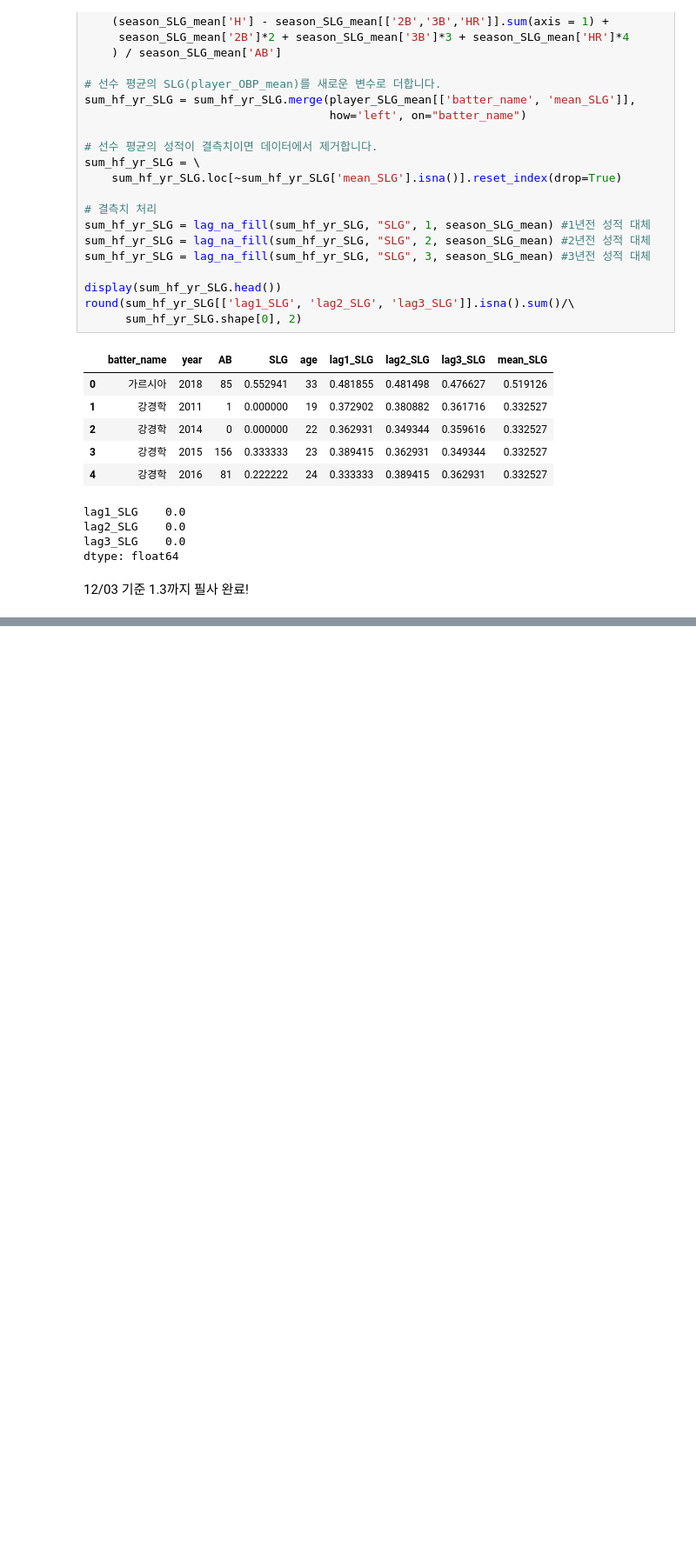
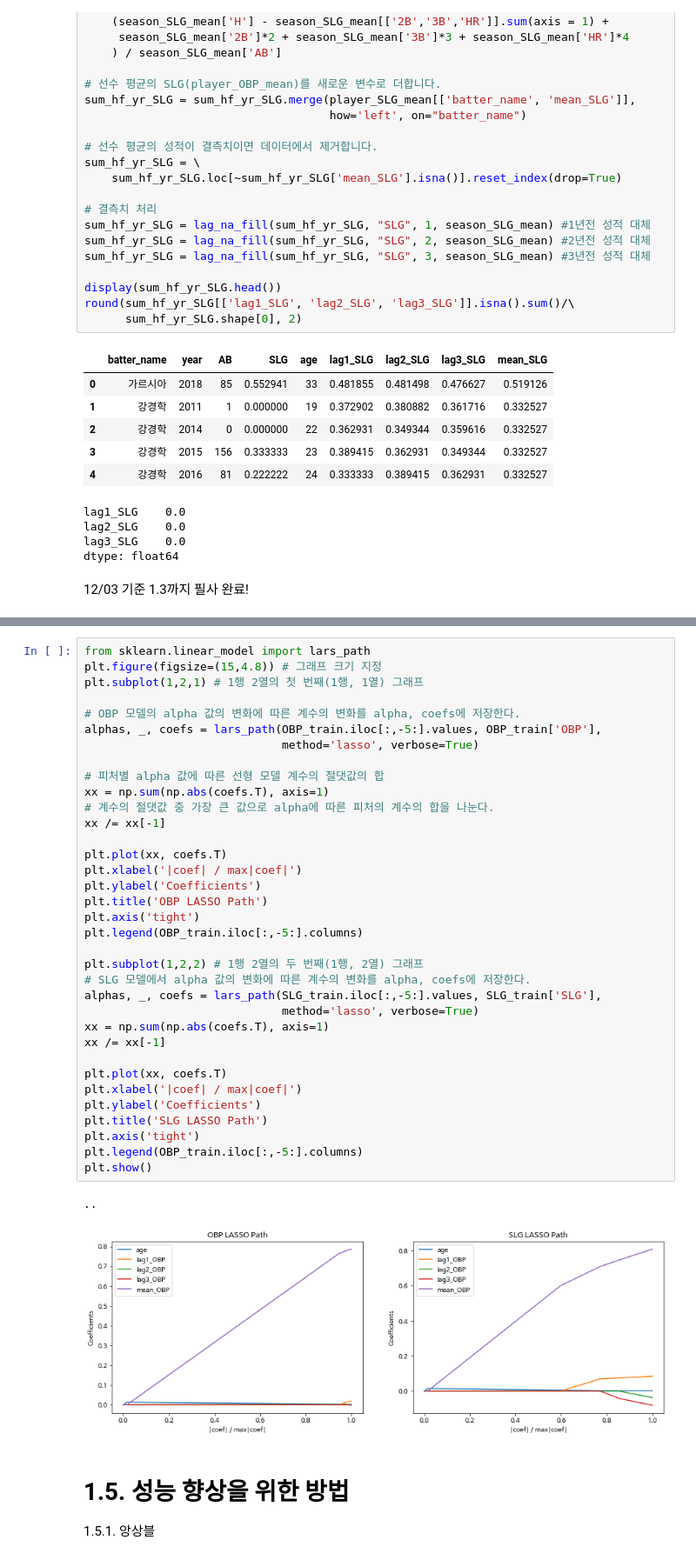
Before and after one commit to kidsage/KaggleStudy, a Jupyter notebook: batter_ops_prediction.ipynb, the cells around one changed output, grey strips where cells are left out. Shown at 87% size. Saved outputs shown, nothing was run; the diff lists cells and outputs as text; blank space fills up the shorter version.

```diff
--- a/batter_ops_prediction.ipynb
+++ b/batter_ops_prediction.ipynb
@@ -972,0 +1163,42 @@ dtype: float64
+# %%
+from sklearn.linear_model import lars_path
+plt.figure(figsize=(15,4.8)) # 그래프 크기 지정
+plt.subplot(1,2,1) # 1행 2열의 첫 번째(1행, 1열) 그래프
+
+# OBP 모델의 alpha 값의 변화에 따른 계수의 변화를 alpha, coefs에 저장한다.
+alphas, _, coefs = lars_path(OBP_train.iloc[:,-5:].values, OBP_train['OBP'],
+                             method='lasso', verbose=True)
+
+# 피처별 alpha 값에 따른 선형 모델 계수의 절댓값의 합
+xx = np.sum(np.abs(coefs.T), axis=1)
+# 계수의 절댓값 중 가장 큰 값으로 alpha에 따른 피처의 계수의 합을 나눈다.
+xx /= xx[-1]
+
+plt.plot(xx, coefs.T)
+plt.xlabel('|coef| / max|coef|')
+plt.ylabel('Coefficients')
+plt.title('OBP LASSO Path')
+plt.axis('tight')
+plt.legend(OBP_train.iloc[:,-5:].columns)
+
+plt.subplot(1,2,2) # 1행 2열의 두 번째(1행, 2열) 그래프
+# SLG 모델에서 alpha 값의 변화에 따른 계수의 변화를 alpha, coefs에 저장한다.
+alphas, _, coefs = lars_path(SLG_train.iloc[:,-5:].values, SLG_train['SLG'],
+                             method='lasso', verbose=True)
+xx = np.sum(np.abs(coefs.T), axis=1)
+xx /= xx[-1]
+
+plt.plot(xx, coefs.T)
+plt.xlabel('|coef| / max|coef|')
+plt.ylabel('Coefficients')
+plt.title('SLG LASSO Path')
+plt.axis('tight')
+plt.legend(OBP_train.iloc[:,-5:].columns)
+plt.show()
+# %% [output]
+..
+[figure, added]
+# %% [markdown]
+# 1.5. 성능 향상을 위한 방법
+
+1.5.1. 앙상블
```
Also changed, not shown: parts of 47 cells of this notebook.
